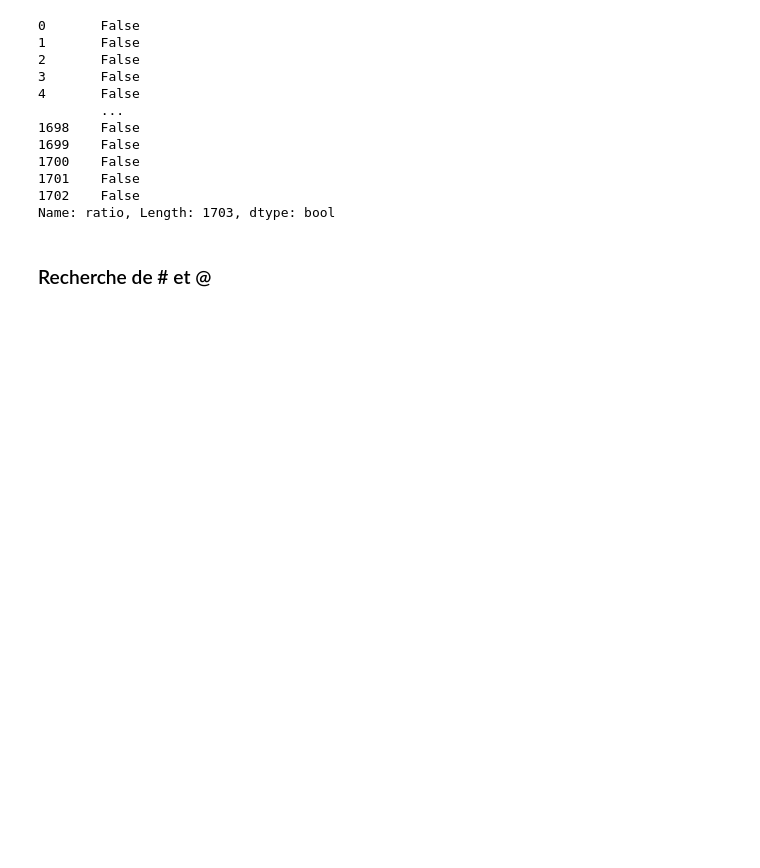
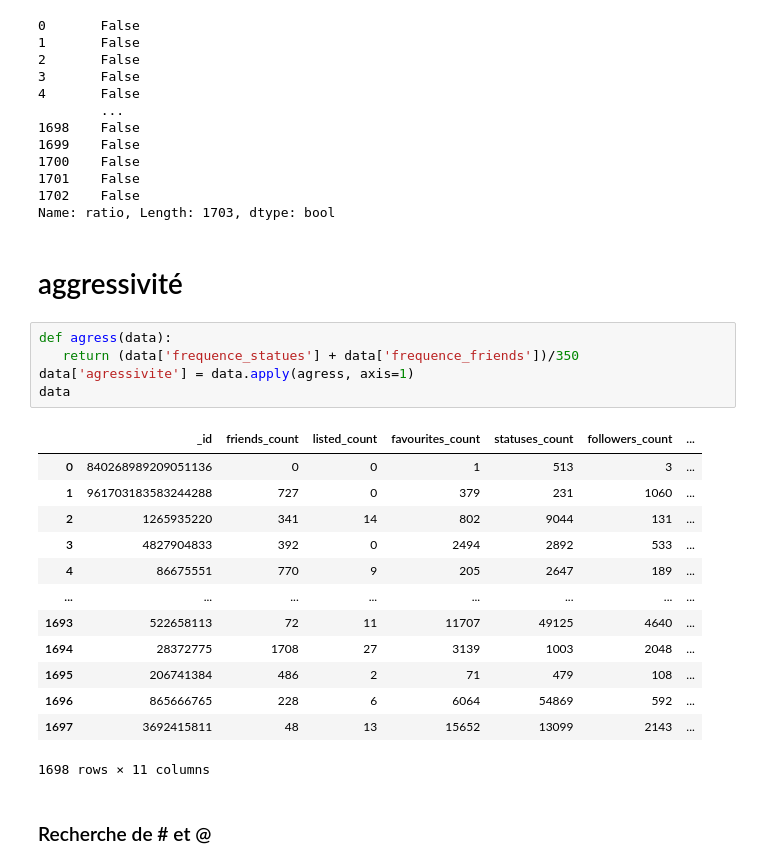
Before and after one commit to thibaut7/ProjectIF29, a Jupyter notebook: Include/dimension.ipynb, the cells around one changed output. Cells and saved outputs as stored; diff of their text form; blank space fills up the shorter version.

```diff
--- a/Include/dimension.ipynb
+++ b/Include/dimension.ipynb
@@ -131,6 +131,27 @@ data['ratio']==0
 1701    False
 1702    False
 Name: ratio, Length: 1703, dtype: bool
+# %% [markdown]
+# aggressivité
+# %%
+def agress(data):
+   return (data['frequence_statues'] + data['frequence_friends'])/350
+data['agressivite'] = data.apply(agress, axis=1)
+data
+# %% [output]
+|  | _id | friends_count | listed_count | favourites_count | statuses_count | followers_count | ... |
+| 0 | 840268989209051136 | 0 | 0 | 1 | 513 | 3 | ... |
+| 1 | 961703183583244288 | 727 | 0 | 379 | 231 | 1060 | ... |
+| 2 | 1265935220 | 341 | 14 | 802 | 9044 | 131 | ... |
+| 3 | 4827904833 | 392 | 0 | 2494 | 2892 | 533 | ... |
+| 4 | 86675551 | 770 | 9 | 205 | 2647 | 189 | ... |
+| ... | ... | ... | ... | ... | ... | ... | ... |
+| 1693 | 522658113 | 72 | 11 | 11707 | 49125 | 4640 | ... |
+| 1694 | 28372775 | 1708 | 27 | 3139 | 1003 | 2048 | ... |
+| 1695 | 206741384 | 486 | 2 | 71 | 479 | 108 | ... |
+| 1696 | 865666765 | 228 | 6 | 6064 | 54869 | 592 | ... |
+| 1697 | 3692415811 | 48 | 13 | 15652 | 13099 | 2143 | ... |
+1698 rows × 11 columns
 # %% [markdown]
 ### Recherche de # et @
 # %%
```
